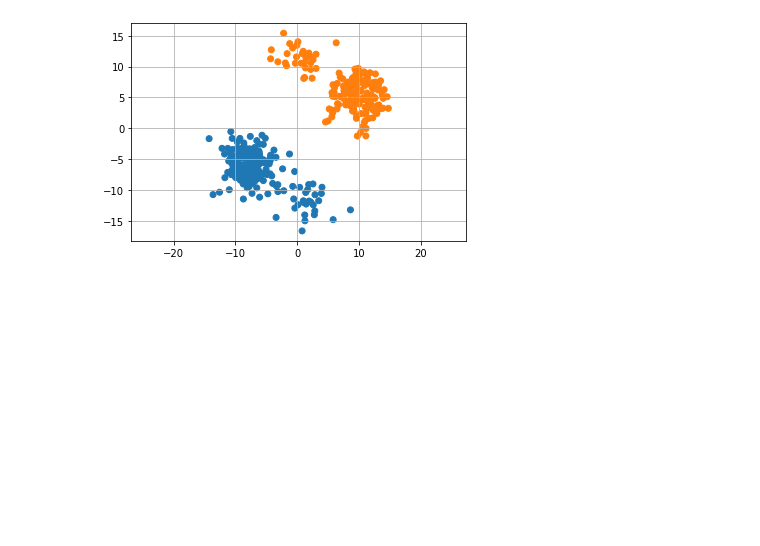
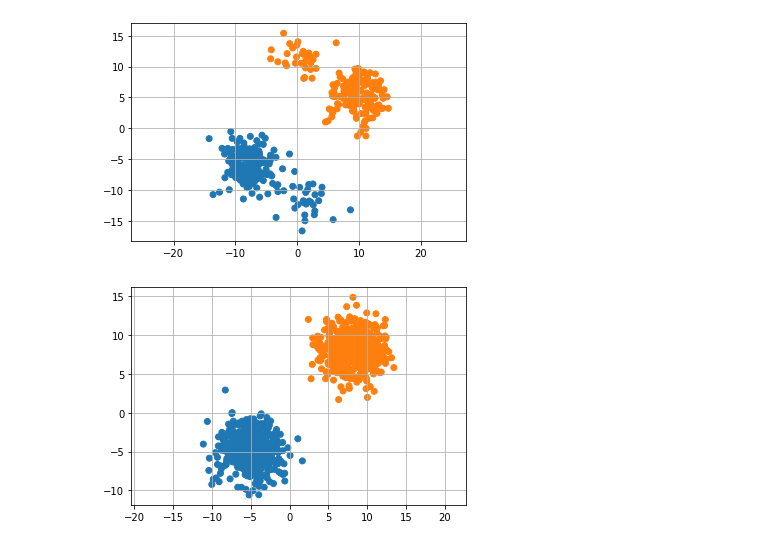
Before and after one commit to abuszydlik/model-shifts-with-dice, a Jupyter notebook: notebooks/synthetic_datasets.ipynb, the cells around one changed output. Cells and saved outputs as stored; diff of their text form; code cells hidden in the pictures; blank space fills up the shorter version.

```diff
--- a/notebooks/synthetic_datasets.ipynb
+++ b/notebooks/synthetic_datasets.ipynb
@@ -95,2 +96,15 @@ _ = generate_dataset(a_means, covs, b_means, covs, num_samples=400, modality=[p,
 # %% [output]
 [figure]
+# %%
+np.random.seed(1)
+
+# Class means
+a_means = [np.array([-5.0, -5.0])]
+b_means = [np.array([8.0, 8.0])]
+
+# Class covariances
+cov = [np.array([[4, 0], [0, 4]])]
+
+_ = generate_dataset(a_means, cov, b_means, cov, num_samples=1000, file_name="../datasets/unimodal_dataset_3.csv")
+# %% [output]
+[figure, added]
```
Also changed, not shown: parts of 3 cells of this notebook, 3 other files.
